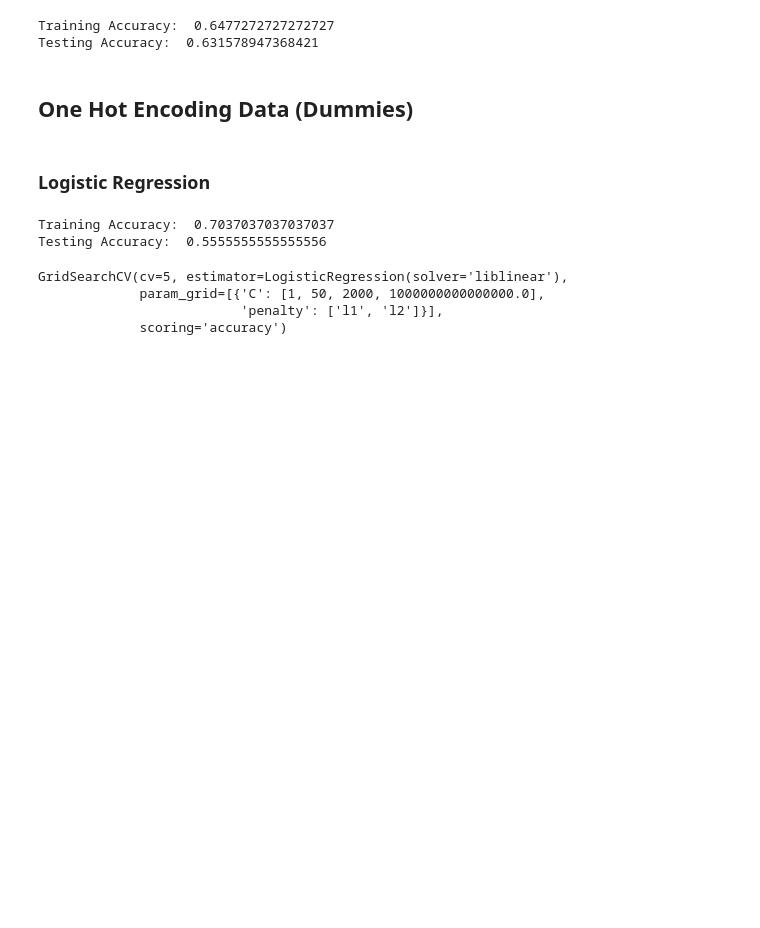
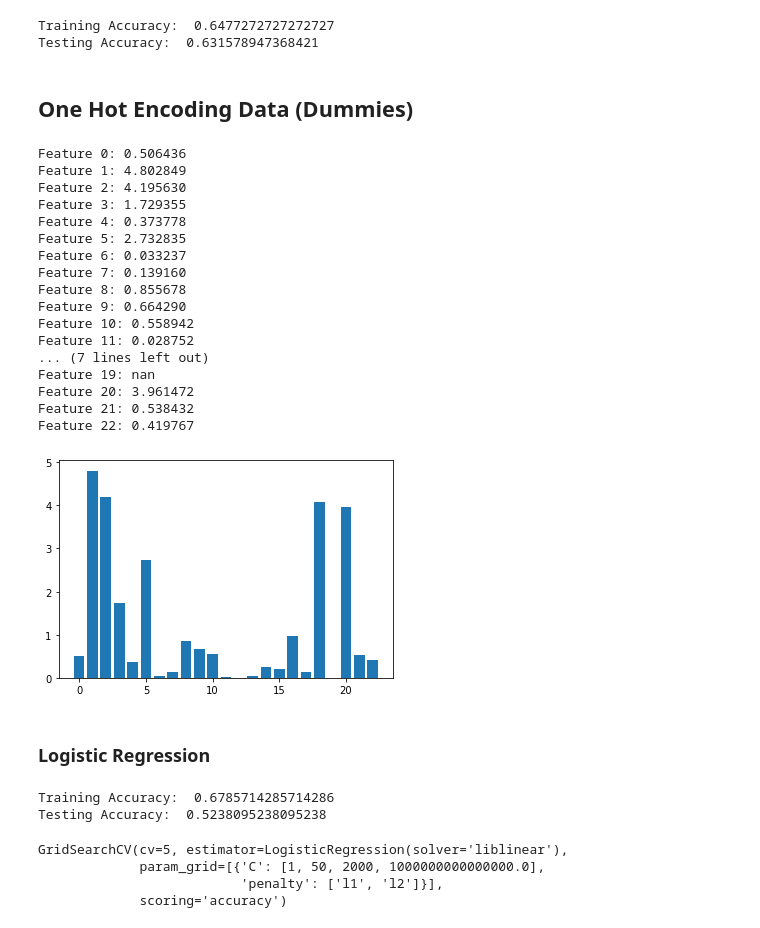
Before and after one commit to c-woo/Happy-Customers, a Jupyter notebook: I9LKTOVs4zUei1F9.ipynb, the cells around one changed output. Drawn from its saved outputs; the diff is of its cells as text; code cells hidden in the pictures; blank space fills up the shorter version.

```diff
--- a/I9LKTOVs4zUei1F9.ipynb
+++ b/I9LKTOVs4zUei1F9.ipynb
@@ -391,12 +424,12 @@ plot_feature_importances(optimal_rf)
 ## create an xgboost model
 
 xgboost = XGBClassifier()
-xgboost.fit(X_train, y_train)
+xgboost.fit(X_train_fs, y_train)
 
 ## find out accuracy score
 
-y_hat_train = xgboost.predict(X_train)
-y_hat_test = xgboost.predict(X_test)
+y_hat_train = xgboost.predict(X_train_fs)
+y_hat_test = xgboost.predict(X_test_fs)
 
 print('Training Accuracy: ', accuracy_score(y_train, y_hat_train))
 print('Testing Accuracy: ', accuracy_score(y_test, y_hat_test))
@@ -421,5 +454,5 @@ xgb_gridsearch = GridSearchCV(estimator=xgboost,
                              scoring='accuracy',
                              cv=5)
 
-xgb_gridsearch.fit(X_train, y_train)
+xgb_gridsearch.fit(X_train_fs, y_train)
 # %% [output]
@@ -513,25 +564,61 @@ Testing Accuracy:  0.631578947368421
 # %%
 ## split data into training and test sets
 
-X_train, X_test, y_train, y_test = train_test_split(X_dummies, y, test_size=0.30, random_state=27)
+X_train, X_test, y_train, y_test = train_test_split(X_dummies, y, test_size=0.33, random_state=27)
+# %%
+# feature selection
+def select_features(X_train, y_train, X_test):
+    fs = SelectKBest(score_func=chi2, k=14)
+    fs.fit(X_train, y_train)
+    X_train_fs = fs.transform(X_train)
+    X_test_fs = fs.transform(X_test)
+    return X_train_fs, X_test_fs, fs
+
+X_train_fs, X_test_fs, fs = select_features(X_train, y_train, X_test)
+
+# what are scores for the features
+for i in range(len(fs.scores_)):
+    print('Feature %d: %f' % (i, fs.scores_[i]))
+# plot the scores
+plt.bar([i for i in range(len(fs.scores_))], fs.scores_)
+plt.show()
+# %% [output]
+Feature 0: 0.506436
+Feature 1: 4.802849
+Feature 2: 4.195630
+Feature 3: 1.729355
+Feature 4: 0.373778
+Feature 5: 2.732835
+Feature 6: 0.033237
+Feature 7: 0.139160
+Feature 8: 0.855678
+Feature 9: 0.664290
+Feature 10: 0.558942
+Feature 11: 0.028752
+... (7 lines left out)
+Feature 19: nan
+Feature 20: 3.961472
+Feature 21: 0.538432
+Feature 22: 0.419767
+[figure, added]
 # %% [markdown]
 ### Logistic Regression
 # %%
 ## create a logistic regression model
 
 logreg = LogisticRegression(solver='liblinear')
-logreg.fit(X_train, y_train)
+logreg.fit(X_train_fs, y_train)
 
 ## find out accuracy score
 
-y_hat_train = logreg.predict(X_train)
-y_hat_test = logreg.predict(X_test)
+y_hat_train = logreg.predict(X_train_fs)
+y_hat_test = logreg.predict(X_test_fs)
 
 print('Training Accuracy: ', accuracy_score(y_train, y_hat_train))
 print('Testing Accuracy: ', accuracy_score(y_test, y_hat_test))
 # %% [output]
-Training Accuracy:  0.7037037037037037
-Testing Accuracy:  0.5555555555555556
+Training Accuracy:  0.6785714285714286
+Testing Accuracy:  0.5238095238095238
 # %%
 ## make a logistic regression model
 logreg = LogisticRegression(solver='liblinear')
```
Also changed, not shown: parts of 36 cells of this notebook.
